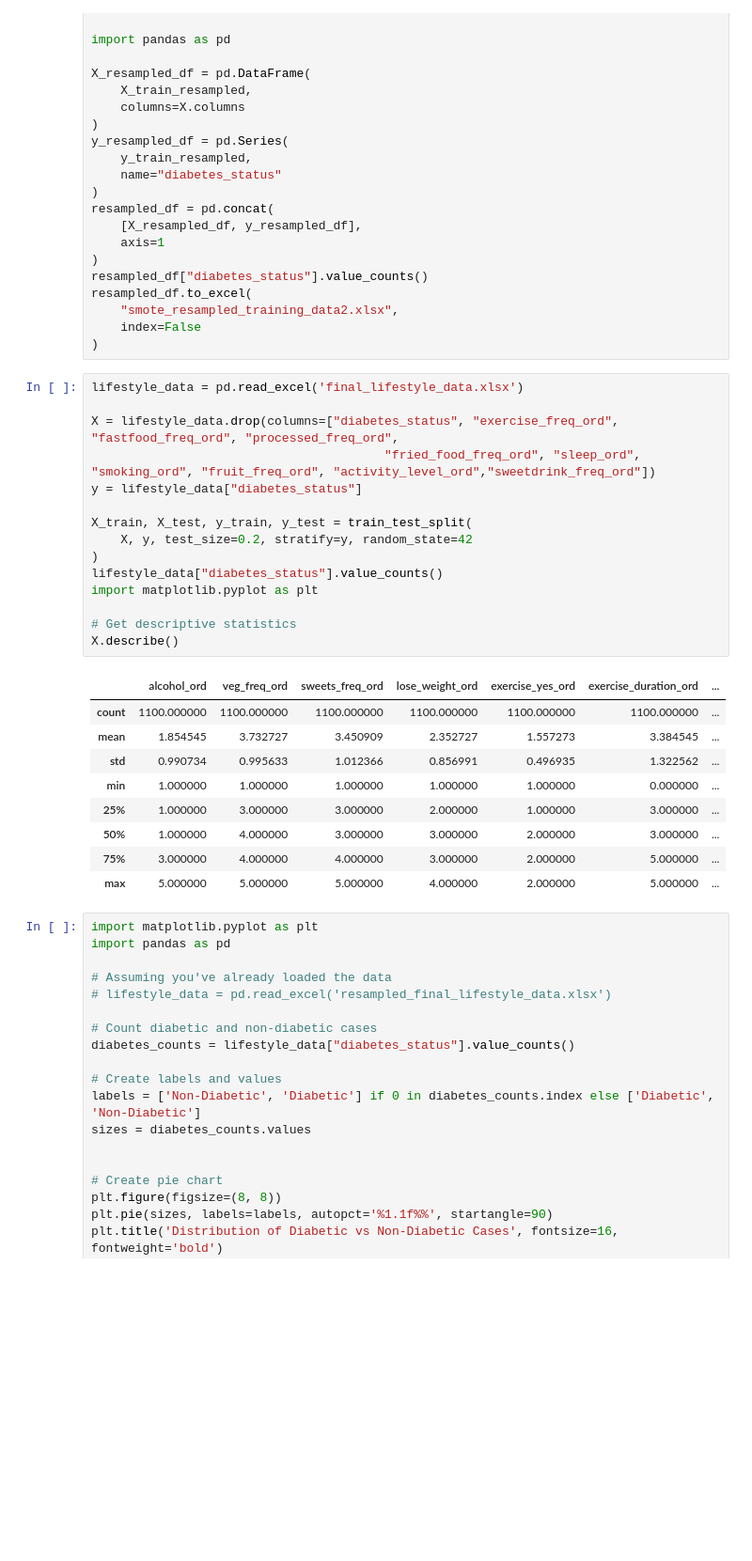
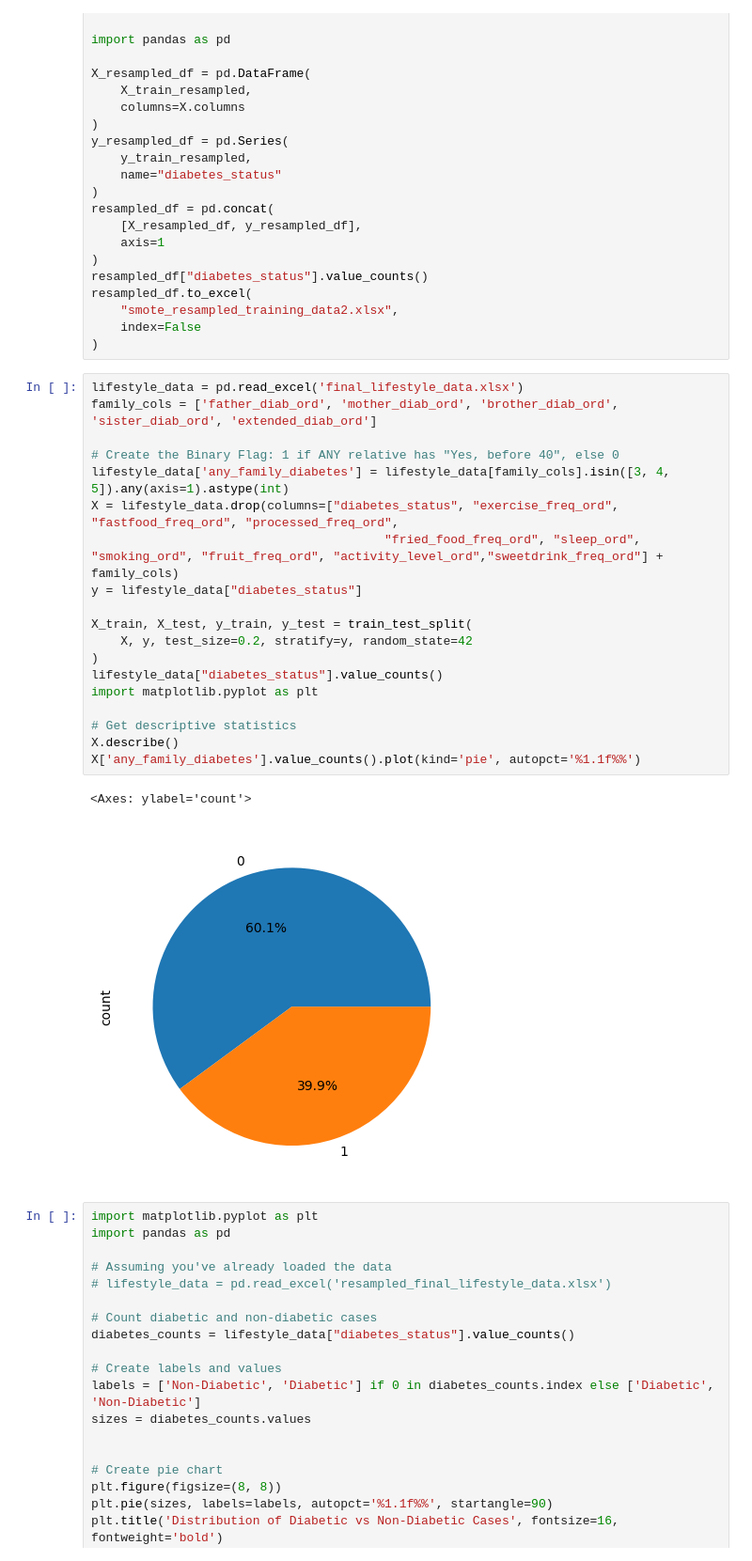
Before and after one commit to Jarmen24/thesis_diabetes, a Jupyter notebook: lifestyle+model.ipynb, the cells around one changed output. Shown at 94% size. Drawn from its saved outputs; the diff is of its cells as text; blank space fills up the shorter version.

```diff
--- a/lifestyle+model.ipynb
+++ b/lifestyle+model.ipynb
@@ -178,29 +154,26 @@ resampled_df.to_excel(
 )
 # %%
 lifestyle_data = pd.read_excel('final_lifestyle_data.xlsx')
+family_cols = ['father_diab_ord', 'mother_diab_ord', 'brother_diab_ord', 'sister_diab_ord', 'extended_diab_ord']
 
+# Create the Binary Flag: 1 if ANY relative has "Yes, before 40", else 0
+lifestyle_data['any_family_diabetes'] = lifestyle_data[family_cols].isin([3, 4, 5]).any(axis=1).astype(int)
 X = lifestyle_data.drop(columns=["diabetes_status", "exercise_freq_ord", "fastfood_freq_ord", "processed_freq_ord",
-                                        "fried_food_freq_ord", "sleep_ord", "smoking_ord", "fruit_freq_ord", "activity_level_ord","sweetdrink_freq_ord"])
+                                        "fried_food_freq_ord", "sleep_ord", "smoking_ord", "fruit_freq_ord", "activity_level_ord","sweetdrink_freq_ord"] + family_cols)
 y = lifestyle_data["diabetes_status"]
 
 X_train, X_test, y_train, y_test = train_test_split(
     X, y, test_size=0.2, stratify=y, random_state=42
 )
 lifestyle_data["diabetes_status"].value_counts()
 import matplotlib.pyplot as plt
 
 # Get descriptive statistics
 X.describe()
+X['any_family_diabetes'].value_counts().plot(kind='pie', autopct='%1.1f%%')
 # %% [output]
-|  | alcohol_ord | veg_freq_ord | sweets_freq_ord | lose_weight_ord | exercise_yes_ord | exercise_duration_ord | ... |
-| count | 1100.000000 | 1100.000000 | 1100.000000 | 1100.000000 | 1100.000000 | 1100.000000 | ... |
-| mean | 1.854545 | 3.732727 | 3.450909 | 2.352727 | 1.557273 | 3.384545 | ... |
-| std | 0.990734 | 0.995633 | 1.012366 | 0.856991 | 0.496935 | 1.322562 | ... |
-| min | 1.000000 | 1.000000 | 1.000000 | 1.000000 | 1.000000 | 0.000000 | ... |
-| 25% | 1.000000 | 3.000000 | 3.000000 | 2.000000 | 1.000000 | 3.000000 | ... |
-| 50% | 1.000000 | 4.000000 | 3.000000 | 3.000000 | 2.000000 | 3.000000 | ... |
-| 75% | 3.000000 | 4.000000 | 4.000000 | 3.000000 | 2.000000 | 5.000000 | ... |
-| max | 5.000000 | 5.000000 | 5.000000 | 4.000000 | 2.000000 | 5.000000 | ... |
+<Axes: ylabel='count'>
+[figure, added]
 # %%
 import matplotlib.pyplot as plt
 import pandas as pd
```
Also changed, not shown: parts of 6 cells of this notebook, 2 other files.
